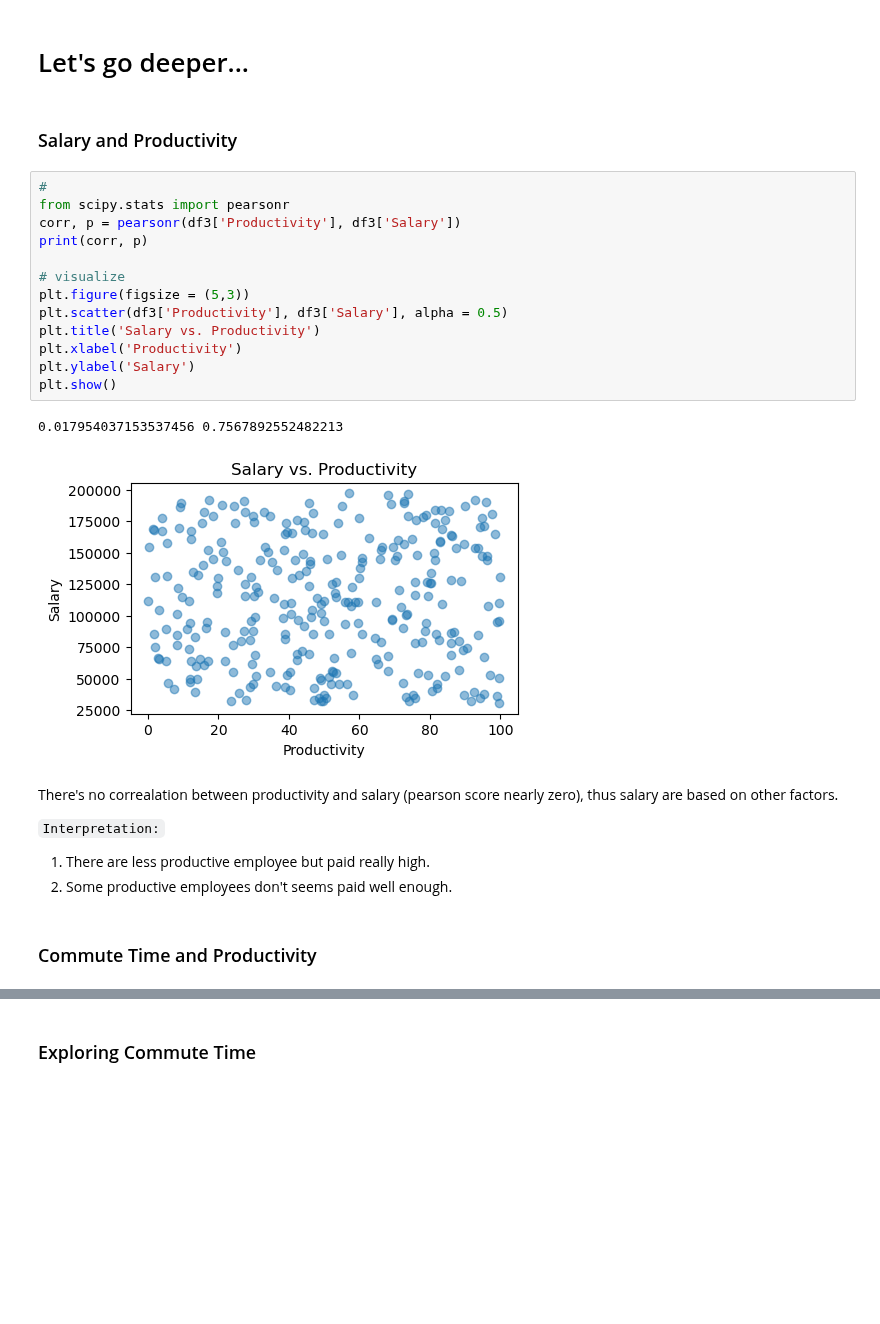
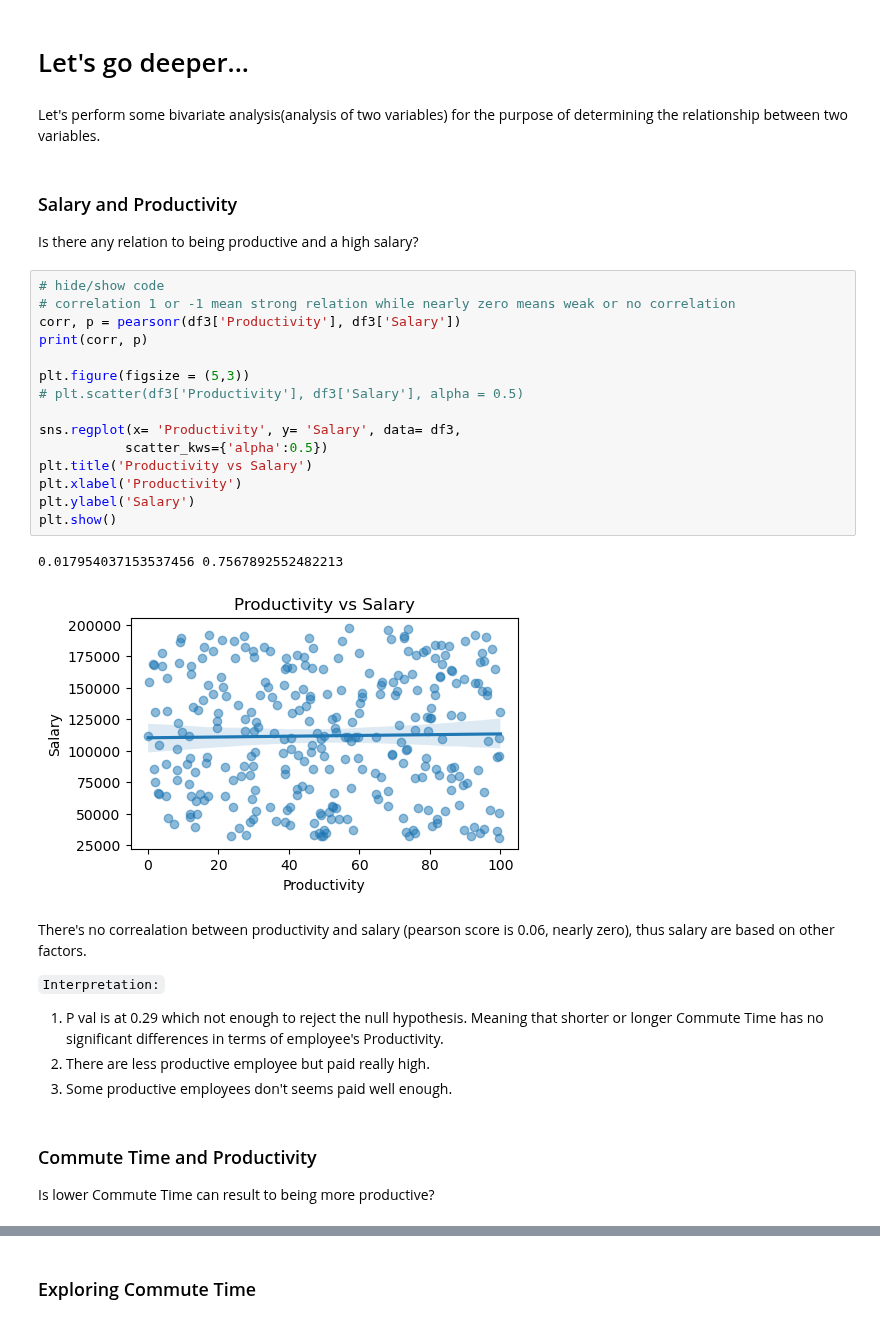
Before and after one commit to Alyxx-The-Sniper/DATA_SCIENCE_2022, a Jupyter notebook: Data_Science_Inference/STARTUP.ipynb, the cells around one changed output, grey strips where cells are left out. Drawn from its saved outputs; the diff is of its cells as text; blank space fills up the shorter version.

```diff
--- a/Data_Science_Inference/STARTUP.ipynb
+++ b/Data_Science_Inference/STARTUP.ipynb
@@ -171,30 +172,37 @@ plt.show()
 We now see employees with the lowest productivity scores. We can conlude to drop employees that under very low category.
 # %% [markdown]
 # Let's go deeper...
+# %% [markdown]
+Let's perform some bivariate analysis(analysis of two variables) for the purpose of determining the relationship between two variables.
 # %% [markdown]
 ### Salary and Productivity
+Is there any relation to being productive and a high salary?
 # %%
-#
-from scipy.stats import pearsonr
+# hide/show code
+# correlation 1 or -1 mean strong relation while nearly zero means weak or no correlation
 corr, p = pearsonr(df3['Productivity'], df3['Salary'])
 print(corr, p)
 
-# visualize
 plt.figure(figsize = (5,3))
-plt.scatter(df3['Productivity'], df3['Salary'], alpha = 0.5)
-plt.title('Salary vs. Productivity')
+# plt.scatter(df3['Productivity'], df3['Salary'], alpha = 0.5)
+
+sns.regplot(x= 'Productivity', y= 'Salary', data= df3,
+           scatter_kws={'alpha':0.5})
+plt.title('Productivity vs Salary')
 plt.xlabel('Productivity')
 plt.ylabel('Salary')
 plt.show()
 # %% [output]
 0.017954037153537456 0.7567892552482213
-[figure, old version]
+[figure, new version]
 # %% [markdown]
-There's no correalation between productivity and salary (pearson score nearly zero), thus salary are based on other factors.
+There's no correalation between productivity and salary (pearson score is 0.06, nearly zero), thus salary are based on other factors.
 
 `Interpretation:`
-1. There are less productive employee but paid really high.
-2. Some productive employees don't seems paid well enough.
+1. P val is at 0.29 which not enough to reject the null hypothesis. Meaning that shorter or longer Commute Time has no significant differences in terms of employee's Productivity.
+2. There are less productive employee but paid really high.
+3. Some productive employees don't seems paid well enough.
 # %% [markdown]
 ### Commute Time and Productivity
+Is lower Commute Time can result to being more productive?
 # %%
```
Also changed, not shown: parts of 5 cells of this notebook.
